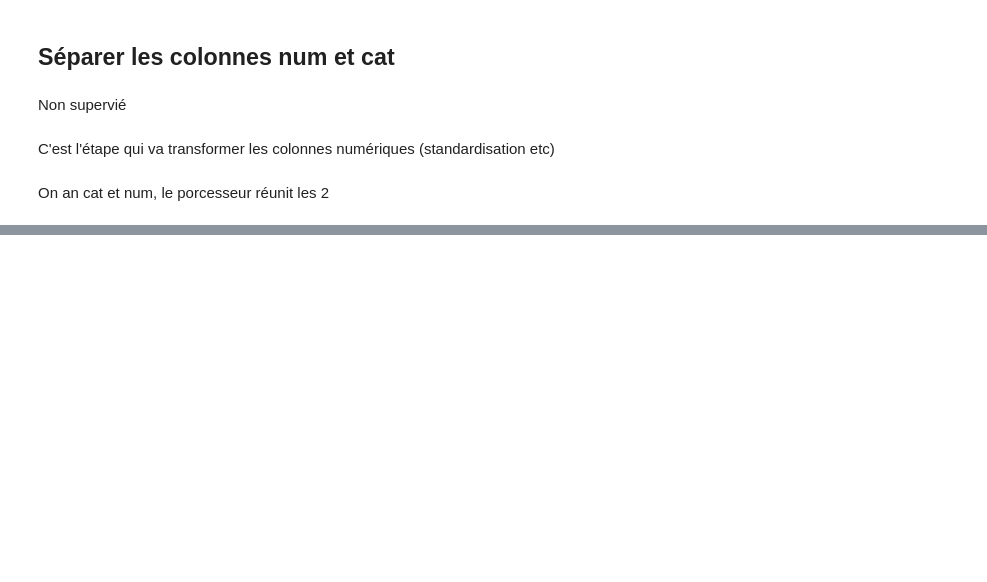
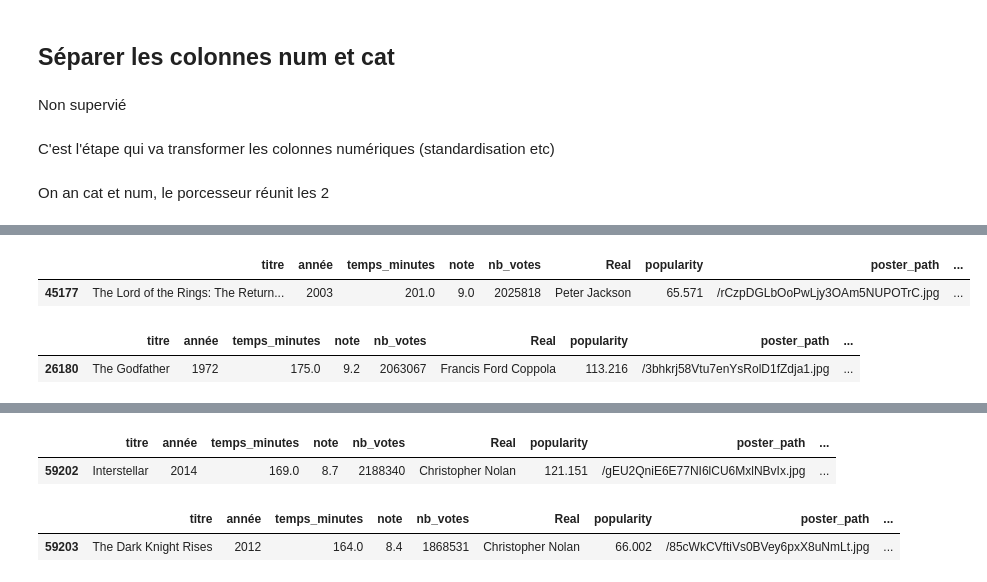
Before and after one commit to LunaGTN/film_recommendation_system, a Jupyter notebook: reco.ipynb, the cells around one changed output, grey strips where cells are left out. Cells and saved outputs as stored; diff of their text form; code cells hidden in the pictures; blank space fills up the shorter version.

```diff
--- a/reco.ipynb
+++ b/reco.ipynb
@@ -42,7 +54,7 @@ preprocessor = ColumnTransformer(
 # %%
 pipeline = Pipeline(steps=[
     ("preprocessor", preprocessor),
-    ("model", KMeans(n_clusters = 10)) # Le modèle qu'on veut entraîner
+    ("model", NearestNeighbors(n_neighbors= 6, metric = 'euclidean')) # Le modèle qu'on veut entraîner
 ]
 )
 # %%
@@ -67,4 +77,2 @@ Pipeline(steps=[('preprocessor',
 # %%
-data = pipeline.named_steps["preprocessor"].transform(df.iloc[0:50]) #Testé avec la première ligne [[pour aveoir un df pas une serie]]
+data = pipeline.named_steps["preprocessor"].transform(df_titre.iloc[[45176]]) #Testé avec la première ligne [[pour aveoir un df pas une serie]]
-# %%
-pipeline.fit(df.iloc[0:50])
@@ -114,2 +79,2 @@ array([1, 1, 7, 0, 0, 1, 0, 0, 8, 5, 8, 4, 9, 7, 7, 7, 1, 3, 1, 1, 1, 2,
 # %%
-dis, index = pipeline.named_steps["model"].fit(data)
+dis,index = pipeline.named_steps["model"].kneighbors(data)
@@ -120,0 +81,8 @@ ValueError: n_samples=1 should be >= n_clusters=10.
+# %%
+for titre in index[0][1:]:
+    display(df_titre.iloc[[titre]])
+# %% [output]
+|  | titre | année | temps_minutes | note | nb_votes | Real | popularity | poster_path | ... |
+| 45177 | The Lord of the Rings: The Return... | 2003 | 201.0 | 9.0 | 2025818 | Peter Jackson | 65.571 | /rCzpDGLbOoPwLjy3OAm5NUPOTrC.jpg | ... |
+|  | titre | année | temps_minutes | note | nb_votes | Real | popularity | poster_path | ... |
+| 26180 | The Godfather | 1972 | 175.0 | 9.2 | 2063067 | Francis Ford Coppola | 113.216 | /3bhkrj58Vtu7enYsRolD1fZdja1.jpg | ... |
@@ -120,0 +91,4 @@ ValueError: n_samples=1 should be >= n_clusters=10.
+|  | titre | année | temps_minutes | note | nb_votes | Real | popularity | poster_path | ... |
+| 59202 | Interstellar | 2014 | 169.0 | 8.7 | 2188340 | Christopher Nolan | 121.151 | /gEU2QniE6E77NI6lCU6MxlNBvIx.jpg | ... |
+|  | titre | année | temps_minutes | note | nb_votes | Real | popularity | poster_path | ... |
+| 59203 | The Dark Knight Rises | 2012 | 164.0 | 8.4 | 1868531 | Christopher Nolan | 66.002 | /85cWkCVftiVs0BVey6pxX8uNmLt.jpg | ... |
```
Also changed, not shown: parts of 11 cells of this notebook, 1 other file.
